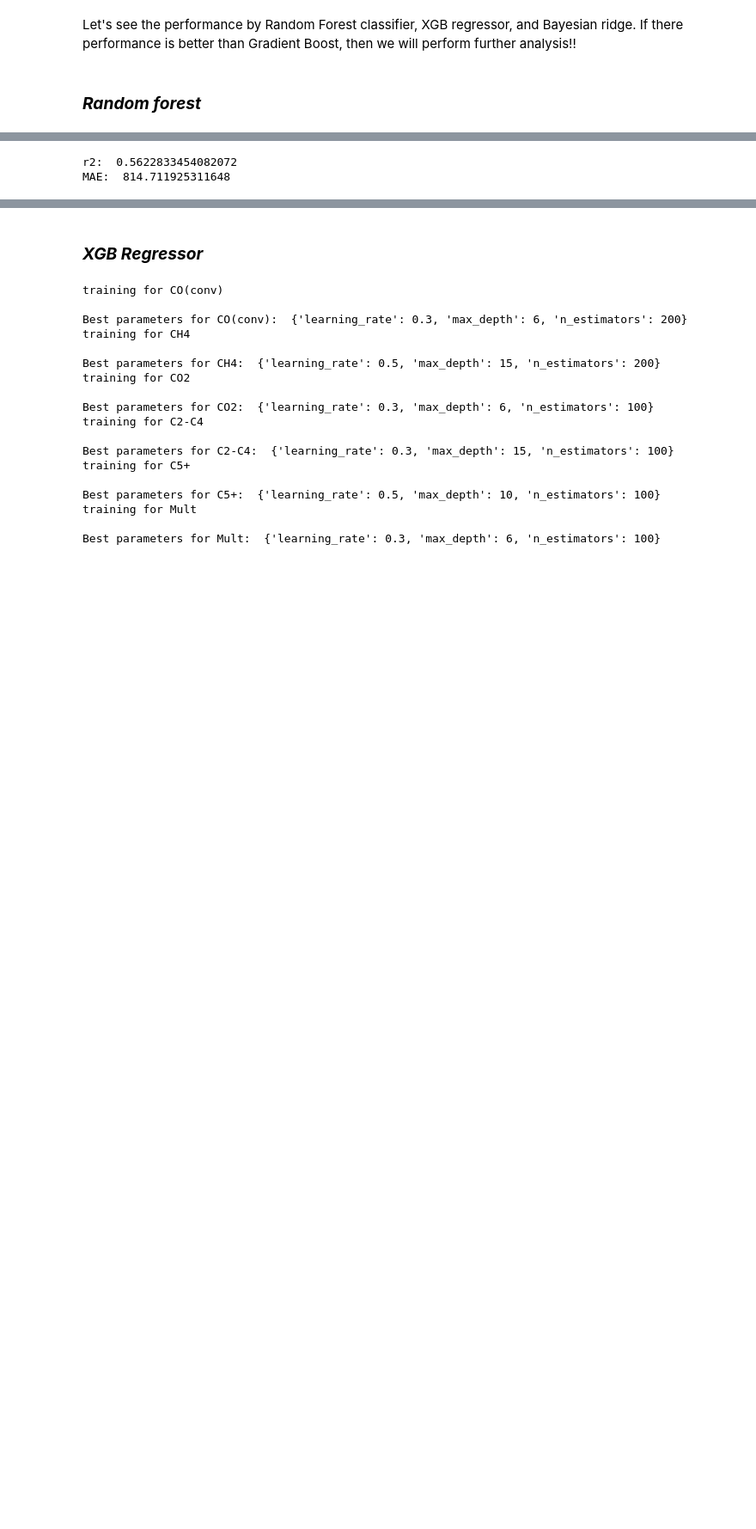
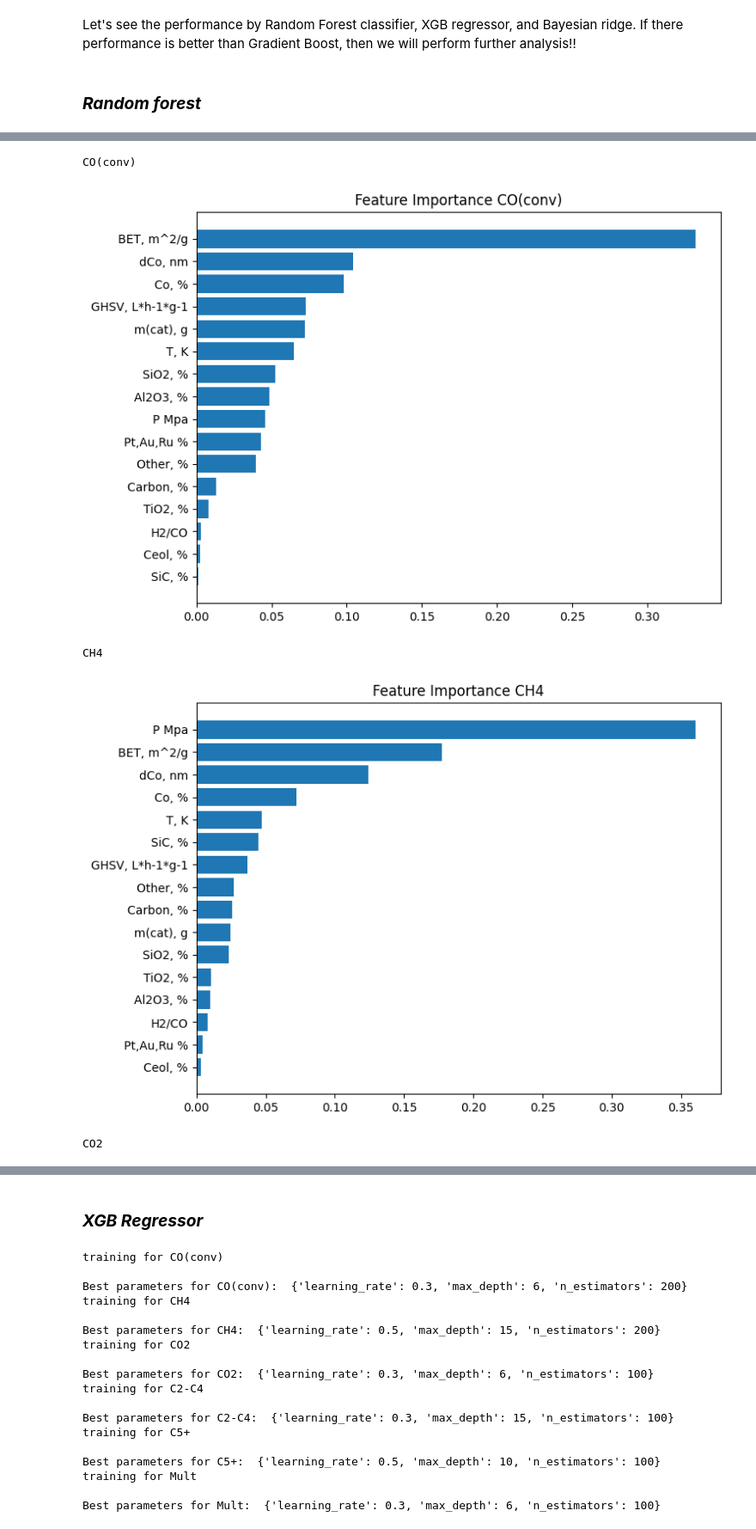
Before and after one commit to AkashHiregange/personal_projects, a Jupyter notebook: FT_reaction_ML_project/catalyst_performance_optimizer/catalyst_performance_prediction.ipynb, the cells around one changed output, grey strips where cells are left out. Shown at 86% size. Drawn from its saved outputs; the diff is of its cells as text; code cells hidden in the pictures; blank space fills up the shorter version.

```diff
--- a/FT_reaction_ML_project/catalyst_performance_optimizer/catalyst_performance_prediction.ipynb
+++ b/FT_reaction_ML_project/catalyst_performance_optimizer/catalyst_performance_prediction.ipynb
@@ -620,9 +620,20 @@ Let's see the performance by Random Forest classifier, XGB regressor, and Bayesi
 ### ___Random  forest___
 # %%
 from sklearn.model_selection import GridSearchCV
-
-param_grid = {'n_estimators': [100, 200, 250], 'max_depth': [2, 10, 15]}
-grid_search = GridSearchCV(RandomForestRegressor(verbose=1), param_grid, cv=5)
-grid_search.fit(X_train, y_train)
-print(f"Best parameters: ", grid_search.best_params_)
+best_parameters_rf = {}
+for i, col in enumerate(catalyst_properties.columns):
+    print(f'training for {col}\n')
+    X = catalyst_features
+    y = catalyst_properties[col]
+    from sklearn.model_selection import train_test_split
+    X_train, X_test, y_train, y_test = train_test_split(X, y, test_size=0.2, random_state=22)
+    from sklearn.preprocessing import StandardScaler
+    scaler = StandardScaler()
+    X_train_scaled = scaler.fit_transform(X_train)
+    X_test_scaled = scaler.transform(X_test)
+    param_grid = {'n_estimators': [100, 200, 250], 'max_depth': [2, 10, 15]}
+    grid_search = GridSearchCV(RandomForestRegressor(verbose=0), param_grid, cv=5)
+    grid_search.fit(X_train_scaled, y_train)
+    best_parameters_rf[col] = grid_search.best_params_
+    print(f"Best parameters: ", grid_search.best_params_)
 # %% [output]
@@ -656,8 +760,19 @@ y_pred = model.predict(X_test)
 # %%
-r2 = r2_score(y_test, y_pred)
-print('r2: ', r2)
-mae = mean_absolute_error(y_test, y_pred)
-print('MAE: ', mae)
+for col in catalyst_properties.columns:
+    print(col,'\n')
+    with open(f'model_random_forest_best_parameter_{col}.pkl', 'rb') as f:
+        model = pickle.load(f)
+    feature_importance = model.feature_importances_
+    sorted_idx = np.argsort(feature_importance)
+    fig = plt.figure(figsize=(8, 6))
+    plt.barh(range(len(sorted_idx)), feature_importance[sorted_idx], align='center')
+    plt.yticks(range(len(sorted_idx)), np.array(X_test.columns)[sorted_idx])
+    plt.title(f'Feature Importance {col}')
+    plt.show()
+    fig.clear()
 # %% [output]
-r2:  0.5622833454082072
-MAE:  814.711925311648
+CO(conv)
+[figure, added]
+CH4
+[figure, added]
+CO2
```
Also changed, not shown: parts of 7 cells of this notebook, 13 other files.
